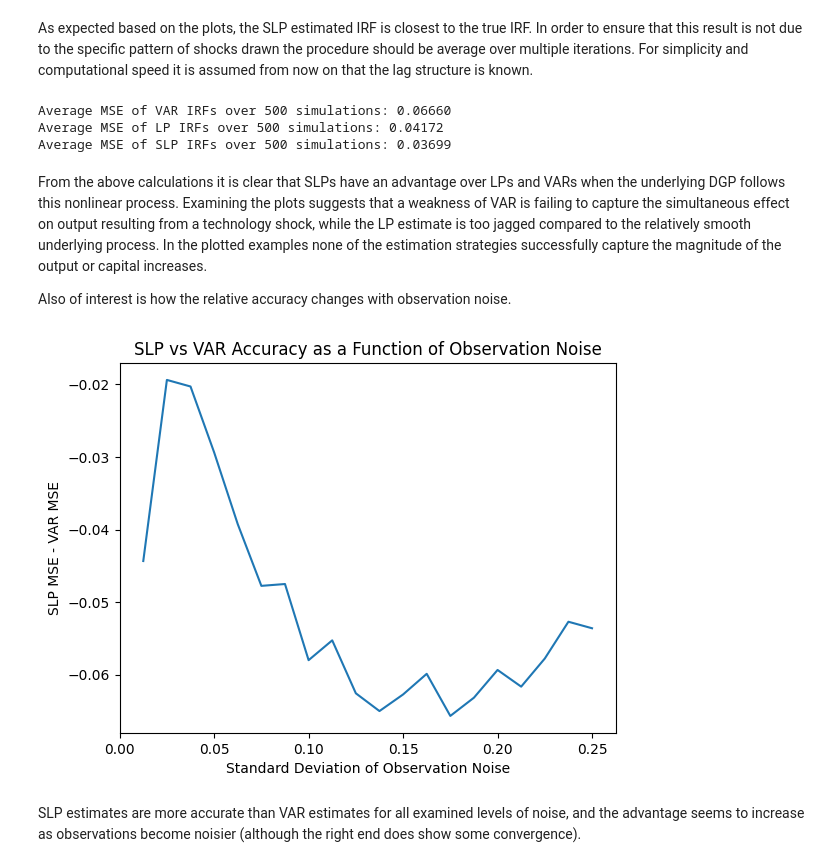
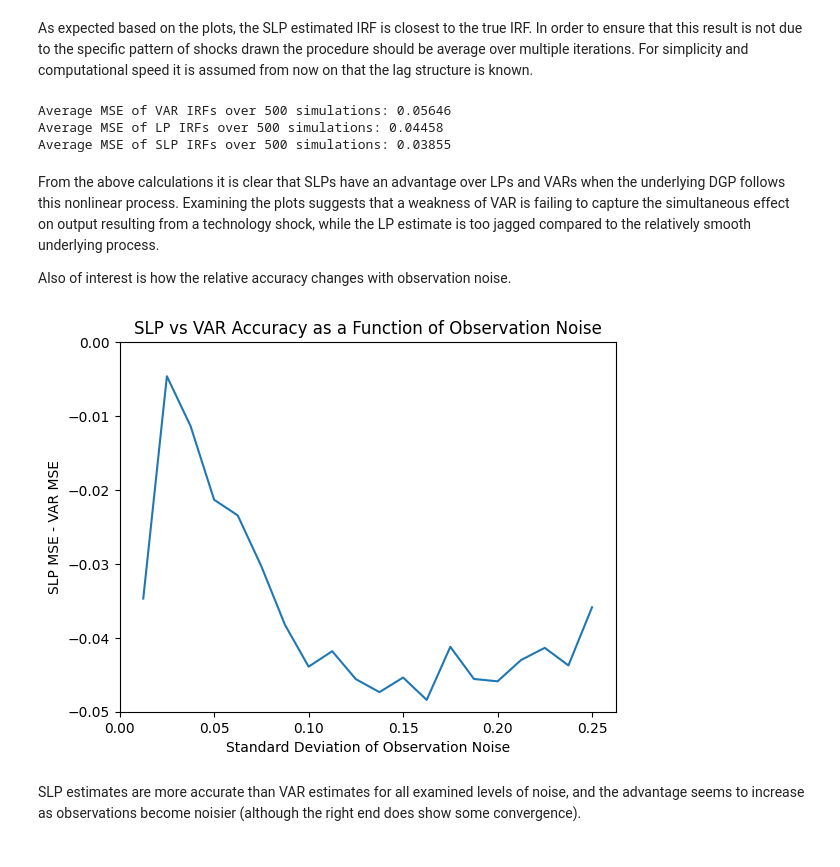
Before and after one commit to matt-dot-k/econ-622-project, a Jupyter notebook: example_notebooks/rbc_simul.ipynb, the cells around one changed output. Saved outputs shown, nothing was run; the diff lists cells and outputs as text; code cells hidden in the pictures.

```diff
--- a/example_notebooks/rbc_simul.ipynb
+++ b/example_notebooks/rbc_simul.ipynb
@@ -29,7 +27,7 @@ alpha = 0.33     # Capital share in production function - must be in (0,1)
 rho = 0.9        # Persistence of technology shock - must be in (0,1)
 sigma_z = 0.075  # Standard deviation of technology shock - must be positive
 sigma_obs = 0.05 # Standard deviation of noise in observed data - must be positive (if too much bigger than sigma_z estimation will be hard)
-q = 8            # Number of quarters for IRF - must be greater than 7 or SLP is poorly conditioned with default smoothing parameter
+q = 12           # Number of quarters for IRF - must be greater than 7 or SLP is poorly conditioned with default smoothing parameter
 T = 80           # Number of quarters for simulated data - must be sufficient for estimation
 # %%
 # Helper function to plot IRFs
@@ -150,7 +148,7 @@ var_beta = pd.DataFrame(var_irfs[:,:,2])
 # LP/SLP estimation of IRFs
 LP_mod = SmoothLocalProjections(observed_data, shock = "Technology", endog = None, shock_exo = True, p = opt_lags, H = q)
 LP_fit = LP_mod.LP()
-SLP_fit = LP_mod.SLP()
+SLP_fit = LP_mod.SLP(n_knots = 5, lam = 0.5, r = 2)
 
 LP_beta = pd.DataFrame(LP_fit.beta)
 SLP_beta = pd.DataFrame(SLP_fit.beta)
@@ -205,11 +203,11 @@ print(f"Average MSE of VAR IRFs over {num} simulations: {avg_var_MSE:.5f}")
 print(f"Average MSE of LP IRFs over {num} simulations: {avg_LP_MSE:.5f}")
 print(f"Average MSE of SLP IRFs over {num} simulations: {avg_SLP_MSE:.5f}")
 # %% [output]
-Average MSE of VAR IRFs over 500 simulations: 0.06660
-Average MSE of LP IRFs over 500 simulations: 0.04172
-Average MSE of SLP IRFs over 500 simulations: 0.03699
+Average MSE of VAR IRFs over 500 simulations: 0.05646
+Average MSE of LP IRFs over 500 simulations: 0.04458
+Average MSE of SLP IRFs over 500 simulations: 0.03855
 # %% [markdown]
-From the above calculations it is clear that SLPs have an advantage over LPs and VARs when the underlying DGP follows this nonlinear process. Examining the plots suggests that a weakness of VAR is failing to capture the simultaneous effect on output resulting from a technology shock, while the LP estimate is too jagged compared to the relatively smooth underlying process. In the plotted examples none of the estimation strategies successfully capture the magnitude of the output or capital increases.
+From the above calculations it is clear that SLPs have an advantage over LPs and VARs when the underlying DGP follows this nonlinear process. Examining the plots suggests that a weakness of VAR is failing to capture the simultaneous effect on output resulting from a technology shock, while the LP estimate is too jagged compared to the relatively smooth underlying process.
 
 Also of interest is how the relative accuracy changes with observation noise.
 # %%
@@ -223,33 +221,34 @@ for i in range(rng):
     var_MSE = np.zeros(num)
     SLP_MSE = np.zeros(num)
 
     for j in range(num):
         observed_data = gen_macro_ts(beta, alpha, rho, sigma_z, sigma_obs, T)
         true_irf = gen_irf(beta, alpha, rho, q)
 
         var_mod = VAR(observed_data)
         var_fit = var_mod.fit(1)
         var_irfs = var_fit.irf(periods=q).irfs
         var_beta = pd.DataFrame(var_irfs[:,:,2])
 
         LP_mod = SmoothLocalProjections(observed_data, "Technology", None, True, 1, q)
         SLP_beta = pd.DataFrame(LP_mod.SLP().beta)
 
         var_MSE[j] = np.mean((true_irf.values - var_beta.values)**2)
         SLP_MSE[j] = np.mean((true_irf.values - SLP_beta.values)**2)
 
     MSE_diff[i,0] = np.mean(SLP_MSE) - np.mean(var_MSE)
     MSE_diff[i,1] = sigma_obs
 
 MSE_diff = pd.DataFrame(MSE_diff)
 
 plt.plot(MSE_diff[1], MSE_diff[0])
 plt.xlabel("Standard Deviation of Observation Noise")
 plt.ylabel("SLP MSE - VAR MSE")
 plt.title("SLP vs VAR Accuracy as a Function of Observation Noise")
 plt.xlim((0,0.2625))
+plt.ylim((-0.05,0))
 plt.show()
 # %% [output]
-[figure, old version]
+[figure, new version]
 # %% [markdown]
 SLP estimates are more accurate than VAR estimates for all examined levels of noise, and the advantage seems to increase as observations become noisier (although the right end does show some convergence).
```
Also changed, not shown: parts of 5 cells of this notebook, 8 other files.
